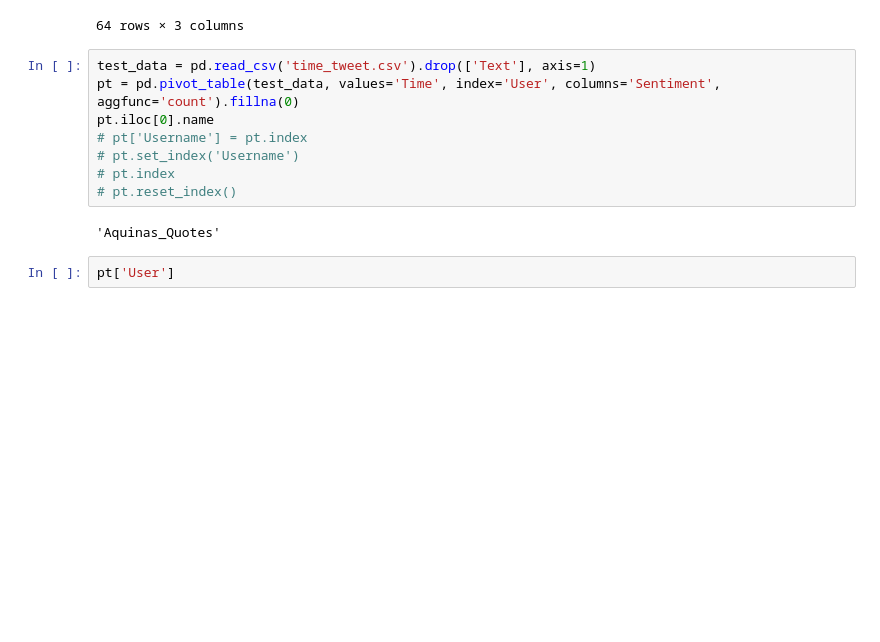
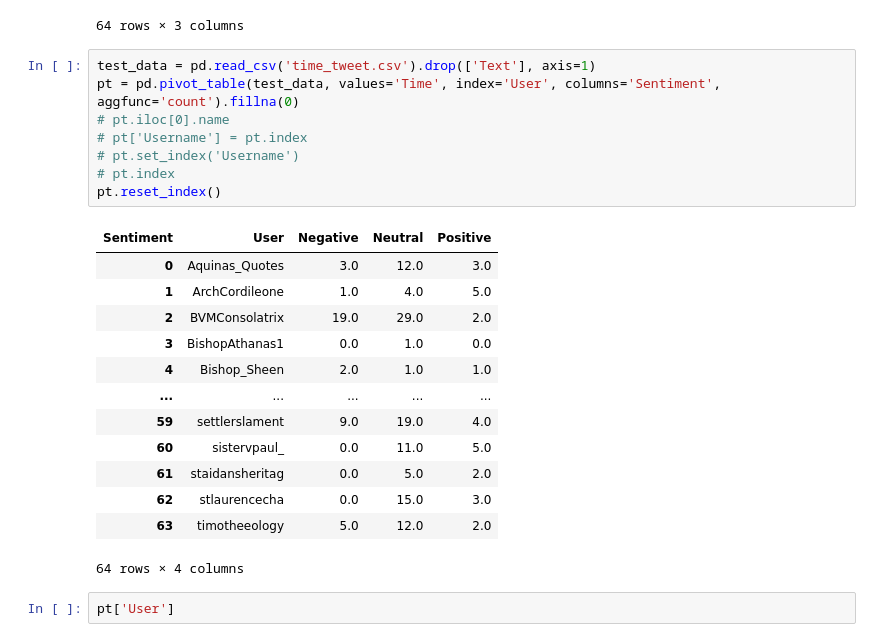
Before and after one commit to jjz17/Twitter-Mining, a Jupyter notebook: test.ipynb, the cells around one changed output. Drawn from its saved outputs; the diff is of its cells as text; blank space fills up the shorter version.

```diff
--- a/test.ipynb
+++ b/test.ipynb
@@ -40,13 +40,25 @@ timotheeology  Negative      5
 # %%
 test_data = pd.read_csv('time_tweet.csv').drop(['Text'], axis=1)
 pt = pd.pivot_table(test_data, values='Time', index='User', columns='Sentiment', aggfunc='count').fillna(0)
-pt.iloc[0].name
+# pt.iloc[0].name
 # pt['Username'] = pt.index
 # pt.set_index('Username')
 # pt.index
-# pt.reset_index()
+pt.reset_index()
 # %% [output]
+| Sentiment | User | Negative | Neutral | Positive |
+| 0 | Aquinas_Quotes | 3.0 | 12.0 | 3.0 |
+| 1 | ArchCordileone | 1.0 | 4.0 | 5.0 |
+| 2 | BVMConsolatrix | 19.0 | 29.0 | 2.0 |
+| 3 | BishopAthanas1 | 0.0 | 1.0 | 0.0 |
+| 4 | Bishop_Sheen | 2.0 | 1.0 | 1.0 |
+| ... | ... | ... | ... | ... |
+| 59 | settlerslament | 9.0 | 19.0 | 4.0 |
+| 60 | sistervpaul_ | 0.0 | 11.0 | 5.0 |
+| 61 | staidansheritag | 0.0 | 5.0 | 2.0 |
+| 62 | stlaurencecha | 0.0 | 15.0 | 3.0 |
+| 63 | timotheeology | 5.0 | 12.0 | 2.0 |
-'Aquinas_Quotes'
+64 rows × 4 columns
 # %%
 pt['User']
 # %% [output]
```
Also changed, not shown: 2 other files.
